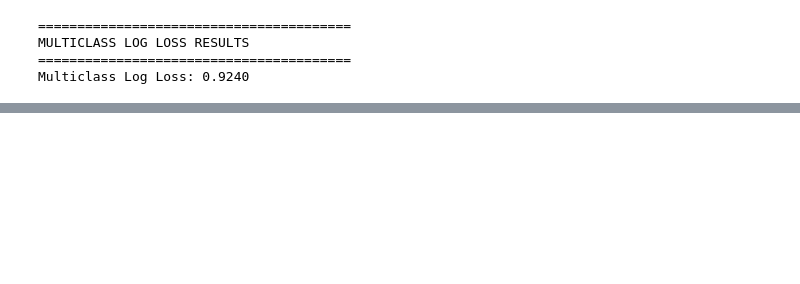
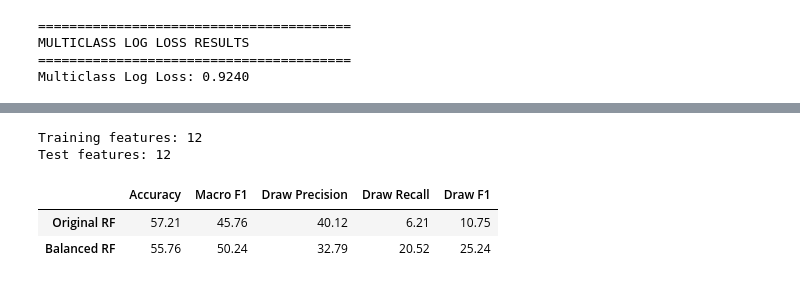
Before and after one commit to MichaelTM15/Sprint-1, a Jupyter notebook: BingquanW/04_RandomForest/RandomForest.ipynb, the cells around one changed output, grey strips where cells are left out. Saved outputs shown, nothing was run; the diff lists cells and outputs as text; code cells hidden in the pictures; blank space fills up the shorter version.

```diff
--- a/BingquanW/04_RandomForest/RandomForest.ipynb
+++ b/BingquanW/04_RandomForest/RandomForest.ipynb
@@ -504,0 +671,59 @@ Multiclass Log Loss: 0.9240
+# %%
+
+from sklearn.ensemble import RandomForestClassifier
+from sklearn.metrics import (
+    accuracy_score, precision_score, recall_score, f1_score
+)
+from IPython.display import display as show_table
+import pandas as pd
+
+# Check that the baseline model uses 12 features
+print("Training features:", X_train_clean.shape[1])
+print("Test features:", X_test.shape[1])
+
+# Train a balanced Random Forest WITHOUT betting odds
+rf_balanced = RandomForestClassifier(
+    n_estimators=200,
+    max_depth=12,
+    class_weight="balanced",
+    random_state=42,
+    n_jobs=-1
+)
+
+rf_balanced.fit(X_train_clean, y_train_clean)
+
+# Predictions
+original_pred = model.predict(X_test)
+balanced_pred = rf_balanced.predict(X_test)
+
+# Evaluation function
+def evaluate_rf(y_true, y_pred):
+    return {
+        "Accuracy": accuracy_score(y_true, y_pred) * 100,
+        "Macro F1": f1_score(
+            y_true, y_pred, average="macro"
+        ) * 100,
+        "Draw Precision": precision_score(
+            y_true == "D", y_pred == "D", zero_division=0
+        ) * 100,
+        "Draw Recall": recall_score(
+            y_true == "D", y_pred == "D", zero_division=0
+        ) * 100,
+        "Draw F1": f1_score(
+            y_true == "D", y_pred == "D", zero_division=0
+        ) * 100
+    }
+
+# Compare original and balanced models
+baseline_balancing_comparison = pd.DataFrame({
+    "Original RF": evaluate_rf(y_test, original_pred),
+    "Balanced RF": evaluate_rf(y_test, balanced_pred)
+}).T
+
+show_table(baseline_balancing_comparison.round(2))
+# %% [output]
+Training features: 12
+Test features: 12
+|  | Accuracy | Macro F1 | Draw Precision | Draw Recall | Draw F1 |
+| Original RF | 57.21 | 45.76 | 40.12 | 6.21 | 10.75 |
+| Balanced RF | 55.76 | 50.24 | 32.79 | 20.52 | 25.24 |
```
Also changed, not shown: parts of 9 cells of this notebook, 10 other files.
